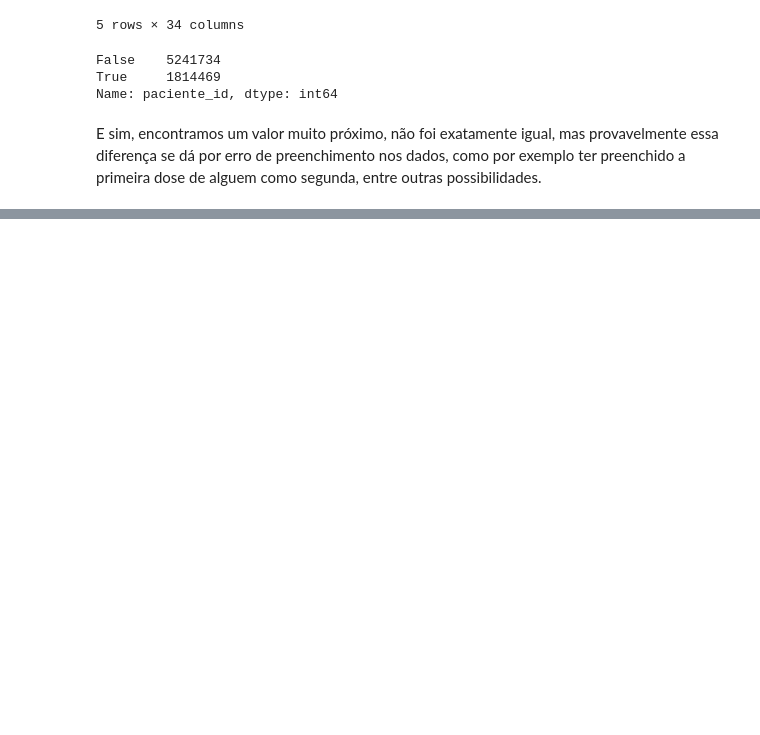
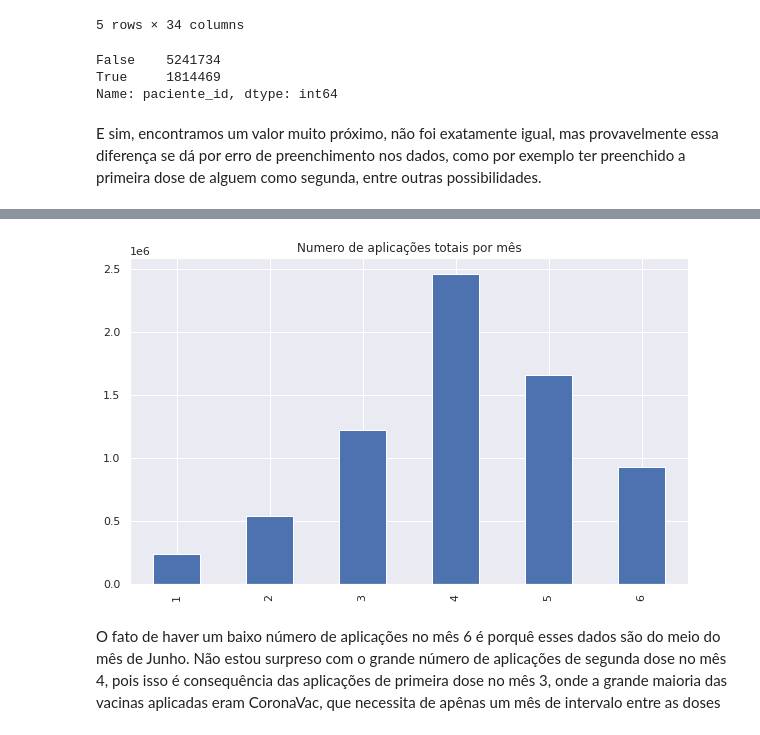
Before and after one commit to AlvaroAt19/Homi_dos_dados, a Jupyter notebook: covid_rj/Covid_Rj.ipynb, the cells around one changed output, grey strips where cells are left out. Saved outputs shown, nothing was run; the diff lists cells and outputs as text; code cells hidden in the pictures; blank space fills up the shorter version.

```diff
--- a/covid_rj/Covid_Rj.ipynb
+++ b/covid_rj/Covid_Rj.ipynb
@@ -236,0 +270,10 @@ E sim, encontramos um valor muito próximo, não foi exatamente igual, mas prova
+# %%
+concat = pd.concat([prim_dose,seg_dose])
+plt.figure(figsize=(10,6))
+concat['mes_da_vacinacao'].value_counts(sort=False).plot(kind='bar')
+plt.title('Numero de aplicações totais por mês');
+# %% [output]
+[figure, added]
+# %% [markdown]
+O fato de haver um baixo número de aplicações no mês 6 é porquê esses dados são do meio do mês de Junho.
+Não estou surpreso com o grande número de aplicações de segunda dose no mês 4, pois isso é consequência das aplicações de primeira dose no mês 3, onde a grande maioria das vacinas aplicadas eram CoronaVac, que necessita de apênas um mês de intervalo entre as doses
```
Also changed, not shown: parts of 7 cells of this notebook.
